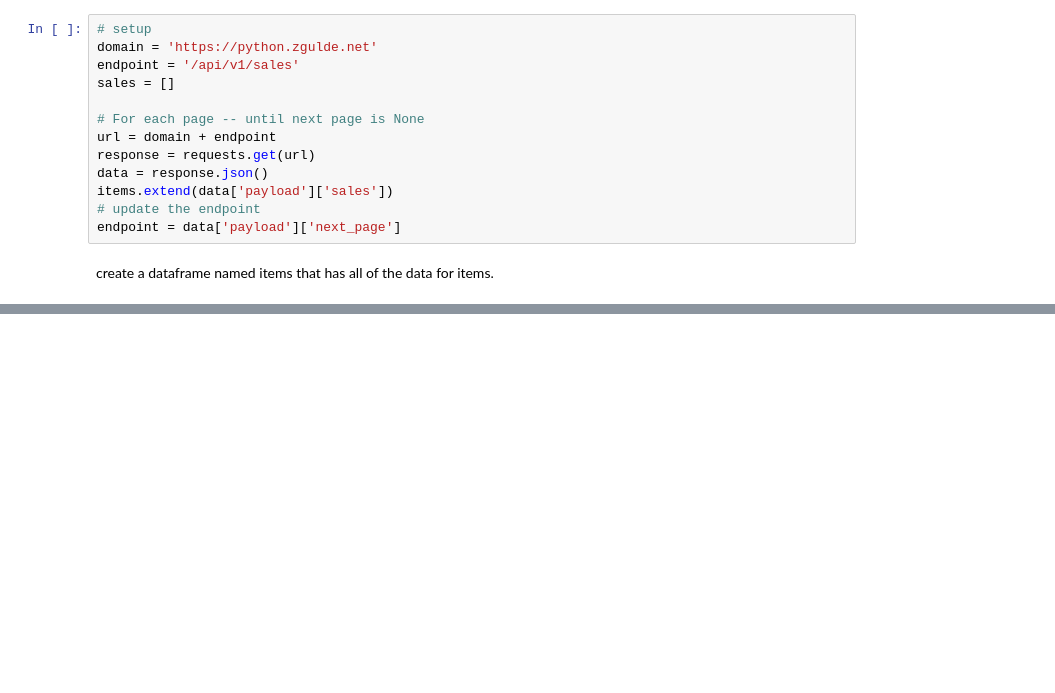
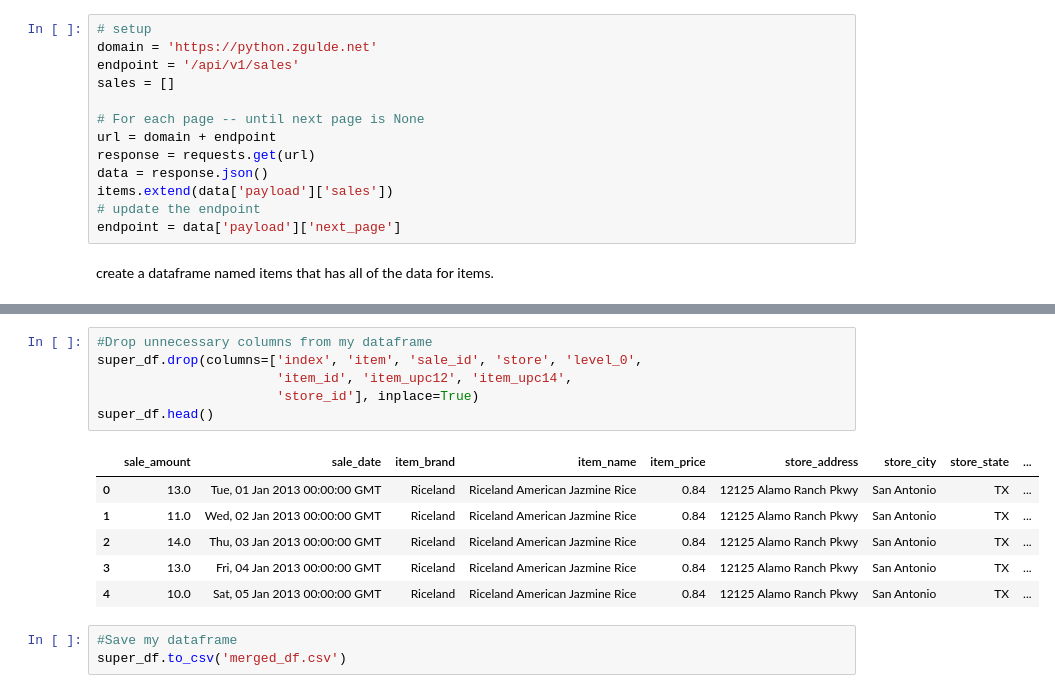
Before and after one commit to tim-keriazes/time-series-exercises, a Jupyter notebook: time_series_exercises.ipynb, the cells around one changed output, grey strips where cells are left out. Cells and saved outputs as stored; diff of their text form; blank space fills up the shorter version.

```diff
--- a/time_series_exercises.ipynb
+++ b/time_series_exercises.ipynb
@@ -332,0 +608,16 @@ create a dataframe named items that has all of the data for items.
+# %%
+#Drop unnecessary columns from my dataframe
+super_df.drop(columns=['index', 'item', 'sale_id', 'store', 'level_0',
+                       'item_id', 'item_upc12', 'item_upc14',
+                       'store_id'], inplace=True)
+super_df.head()
+# %% [output]
+|  | sale_amount | sale_date | item_brand | item_name | item_price | store_address | store_city | store_state | ... |
+| 0 | 13.0 | Tue, 01 Jan 2013 00:00:00 GMT | Riceland | Riceland American Jazmine Rice | 0.84 | 12125 Alamo Ranch Pkwy | San Antonio | TX | ... |
+| 1 | 11.0 | Wed, 02 Jan 2013 00:00:00 GMT | Riceland | Riceland American Jazmine Rice | 0.84 | 12125 Alamo Ranch Pkwy | San Antonio | TX | ... |
+| 2 | 14.0 | Thu, 03 Jan 2013 00:00:00 GMT | Riceland | Riceland American Jazmine Rice | 0.84 | 12125 Alamo Ranch Pkwy | San Antonio | TX | ... |
+| 3 | 13.0 | Fri, 04 Jan 2013 00:00:00 GMT | Riceland | Riceland American Jazmine Rice | 0.84 | 12125 Alamo Ranch Pkwy | San Antonio | TX | ... |
+| 4 | 10.0 | Sat, 05 Jan 2013 00:00:00 GMT | Riceland | Riceland American Jazmine Rice | 0.84 | 12125 Alamo Ranch Pkwy | San Antonio | TX | ... |
+# %%
+#Save my dataframe
+super_df.to_csv('merged_df.csv')
```
Also changed, not shown: parts of 50 cells of this notebook.
